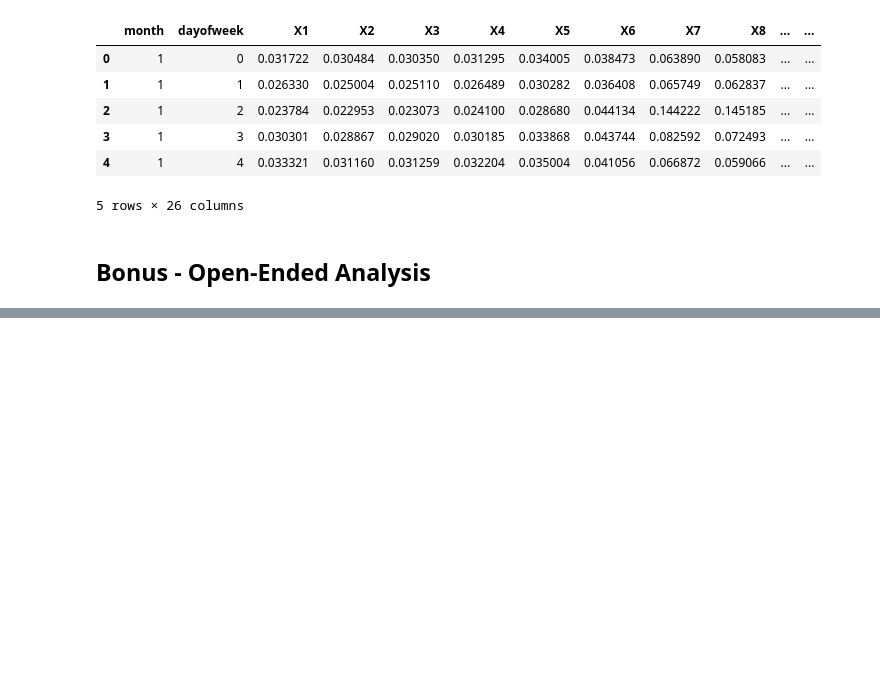
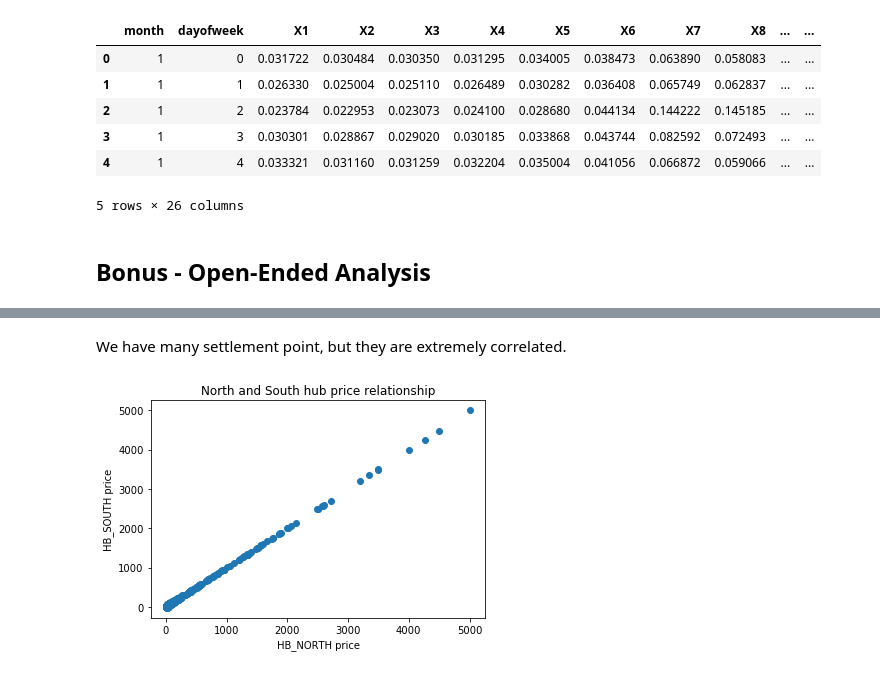
Before and after one commit to yukikitayama/cquant, a Jupyter notebook: main.ipynb, the cells around one changed output, grey strips where cells are left out. Cells and saved outputs as stored; diff of their text form; code cells hidden in the pictures; blank space fills up the shorter version.

```diff
--- a/main.ipynb
+++ b/main.ipynb
@@ -721,0 +747,10 @@ df_price
+# %% [markdown]
+We have many settlement point, but they are extremely correlated.
+# %%
+plt.scatter(tmp['HB_NORTH'], tmp['HB_SOUTH'])
+plt.xlabel('HB_NORTH price')
+plt.ylabel('HB_SOUTH price')
+plt.title('North and South hub price relationship')
+plt.show()
+# %% [output]
+[figure, added]
```
Also changed, not shown: parts of 3 cells of this notebook.
